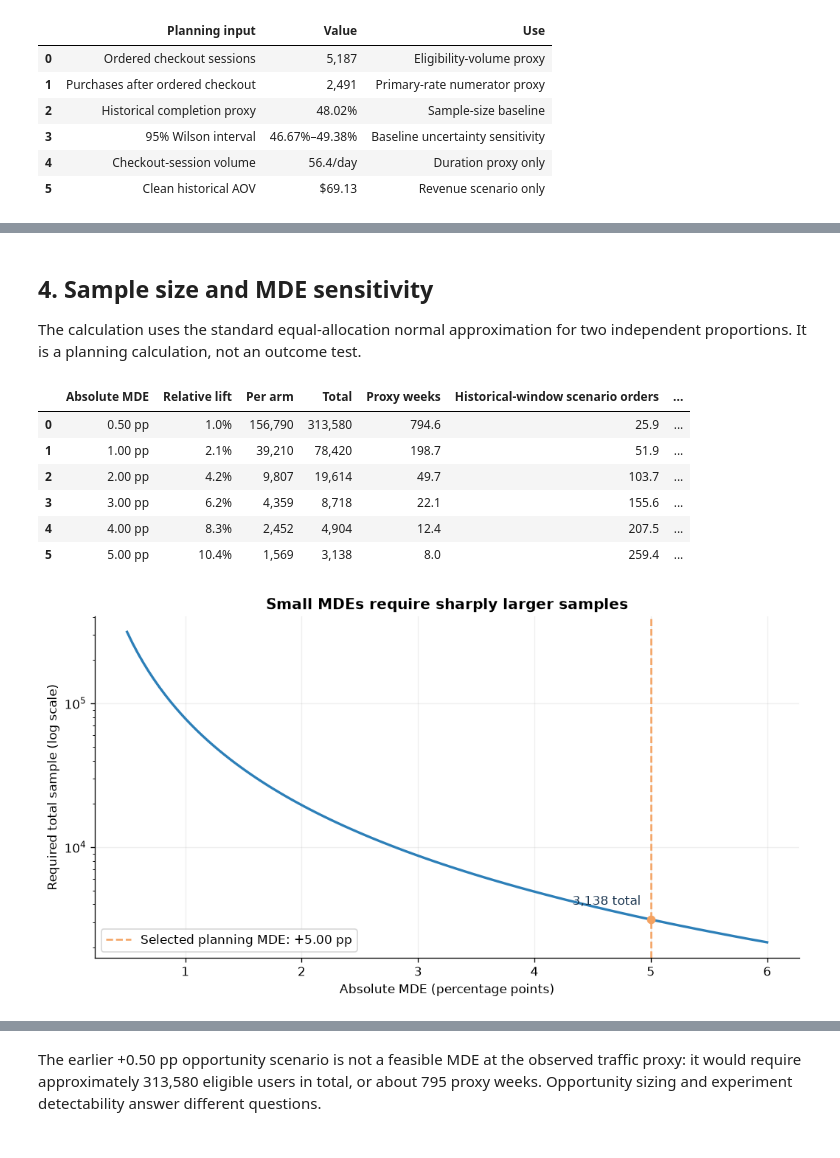
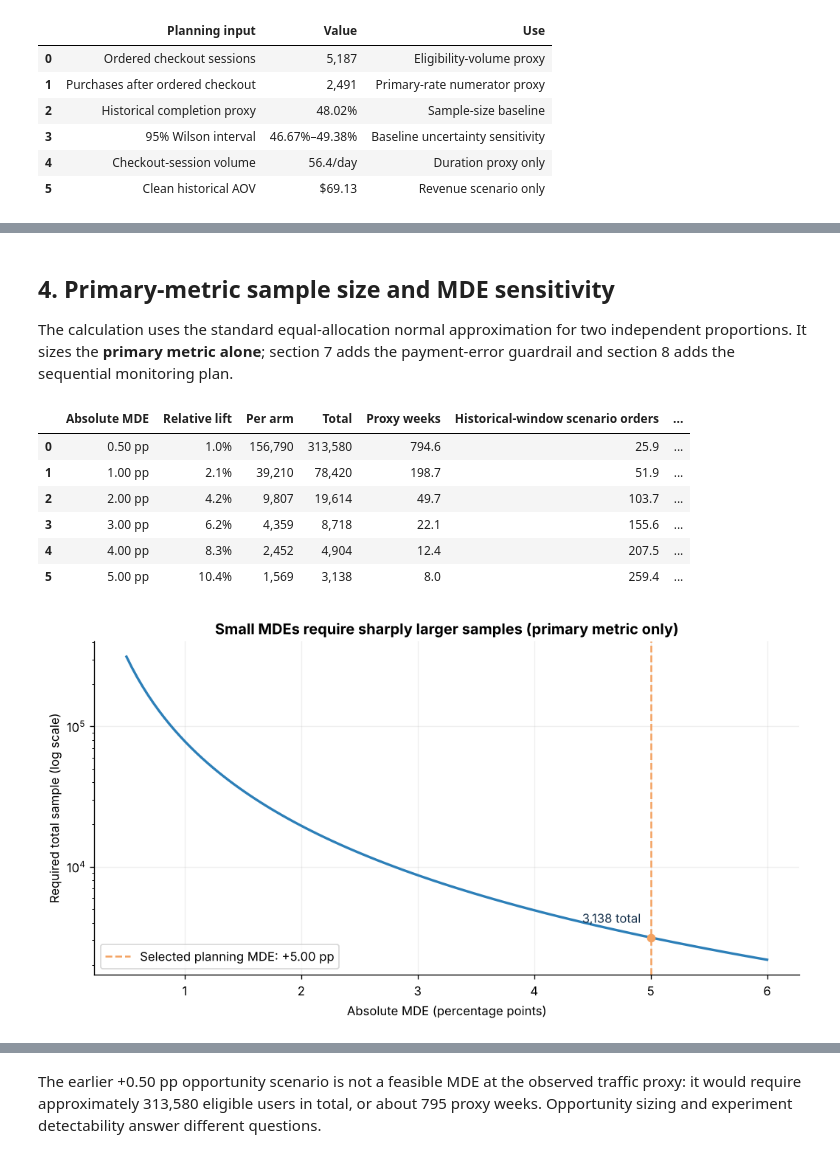
Before and after one commit to Tianchen-tech/product-growth-analytics, a Jupyter notebook: notebooks/02_ab_test_design_and_simulation.ipynb, the cells around one changed output, grey strips where cells are left out. Saved outputs shown, nothing was run; the diff lists cells and outputs as text; code cells hidden in the pictures.

```diff
--- a/notebooks/02_ab_test_design_and_simulation.ipynb
+++ b/notebooks/02_ab_test_design_and_simulation.ipynb
@@ -233,9 +243,10 @@ selected from an observed treatment result.
 # %% [markdown]
-## 4. Sample size and MDE sensitivity
+## 4. Primary-metric sample size and MDE sensitivity
 
 The calculation uses the standard equal-allocation normal approximation
-for two independent proportions. It is a planning calculation, not an
-outcome test.
+for two independent proportions. It sizes the **primary metric alone**;
+section 7 adds the payment-error guardrail and section 8 adds the
+sequential monitoring plan.
 # %%
 ALPHA = 0.05
 TARGET_POWER = 0.80
@@ -325,16 +336,17 @@ core_n_per_arm = sample_size_per_arm(
     historical_baseline_proxy,
     PLANNED_MDE,
 )
-target_n_per_arm = ceil(
+primary_only_per_arm = ceil(
     core_n_per_arm * (1 + OPERATIONAL_BUFFER)
 )
-target_total = 2 * target_n_per_arm
-proxy_duration_days = target_total / daily_checkout_session_proxy
-proxy_duration_weeks = proxy_duration_days / 7
+primary_only_total = 2 * primary_only_per_arm
+primary_only_weeks = (
+    primary_only_total / daily_checkout_session_proxy / 7
+)
 
 assert core_n_per_arm == 1_569
-assert target_n_per_arm == 1_648
-assert target_total == 3_296
+assert primary_only_per_arm == 1_648
+assert primary_only_total == 3_296
 
 curve_mde = np.linspace(0.005, 0.06, 120)
 curve_total = np.array(
@@ -361,35 +373,37 @@ ax.scatter(
     color=ORANGE,
     zorder=3,
 )
 ax.annotate(
     f"{2 * core_n_per_arm:,} total",
     (PLANNED_MDE * 100, 2 * core_n_per_arm),
     xytext=(-8, 12),
     textcoords="offset points",
     ha="right",
     color=NAVY,
 )
 ax.set_yscale("log")
 ax.set_xlabel("Absolute MDE (percentage points)")
 ax.set_ylabel("Required total sample (log scale)")
-ax.set_title("Small MDEs require sharply larger samples")
+ax.set_title(
+    "Small MDEs require sharply larger samples (primary metric only)"
+)
 ax.grid(alpha=0.2)
 ax.legend()
 fig.tight_layout()
 fig.savefig(
     FIGURE_DIR / "06_sample_size_curve.png",
     bbox_inches="tight",
 )
 plt.show()
 # %% [output]
 |  | Absolute MDE | Relative lift | Per arm | Total | Proxy weeks | Historical-window scenario orders | ... |
 | 0 | 0.50 pp | 1.0% | 156,790 | 313,580 | 794.6 | 25.9 | ... |
 | 1 | 1.00 pp | 2.1% | 39,210 | 78,420 | 198.7 | 51.9 | ... |
 | 2 | 2.00 pp | 4.2% | 9,807 | 19,614 | 49.7 | 103.7 | ... |
 | 3 | 3.00 pp | 6.2% | 4,359 | 8,718 | 22.1 | 155.6 | ... |
 | 4 | 4.00 pp | 8.3% | 2,452 | 4,904 | 12.4 | 207.5 | ... |
 | 5 | 5.00 pp | 10.4% | 1,569 | 3,138 | 8.0 | 259.4 | ... |
-[figure, old version]
+[figure, new version]
 # %%
 baseline_sensitivity = pd.DataFrame(
     [
```
Also changed, not shown: parts of 37 cells of this notebook, 8 other files.
